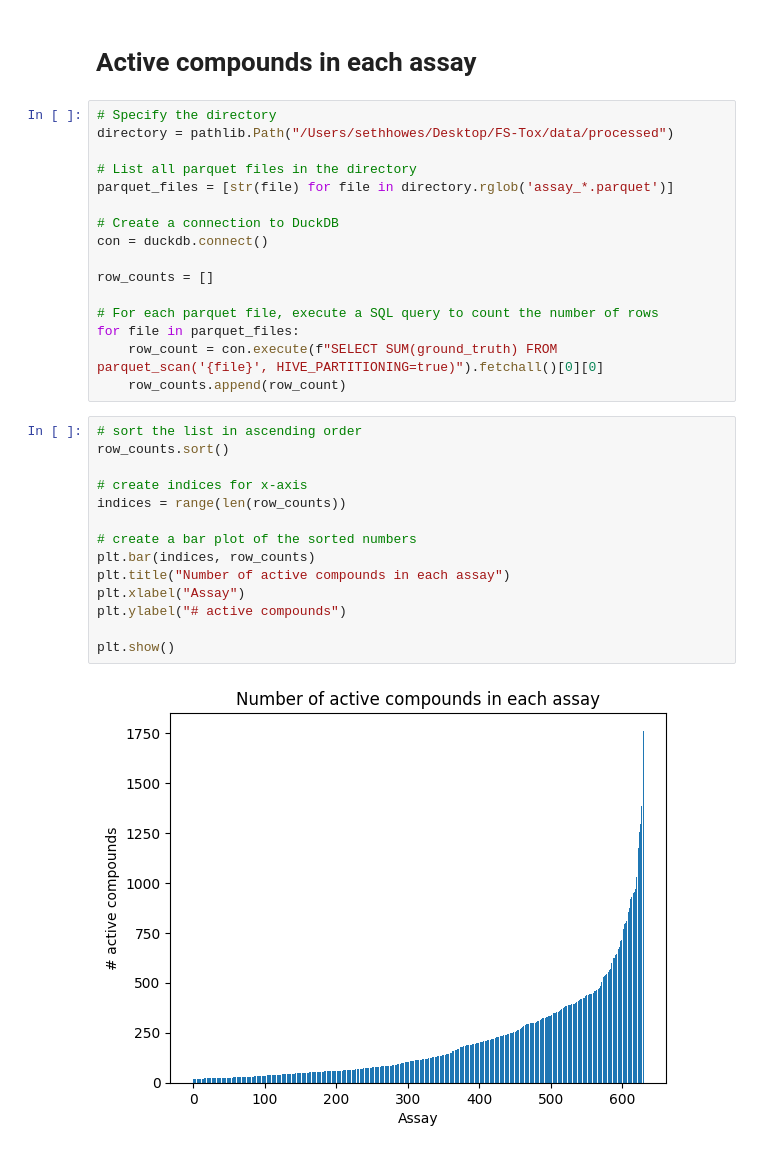
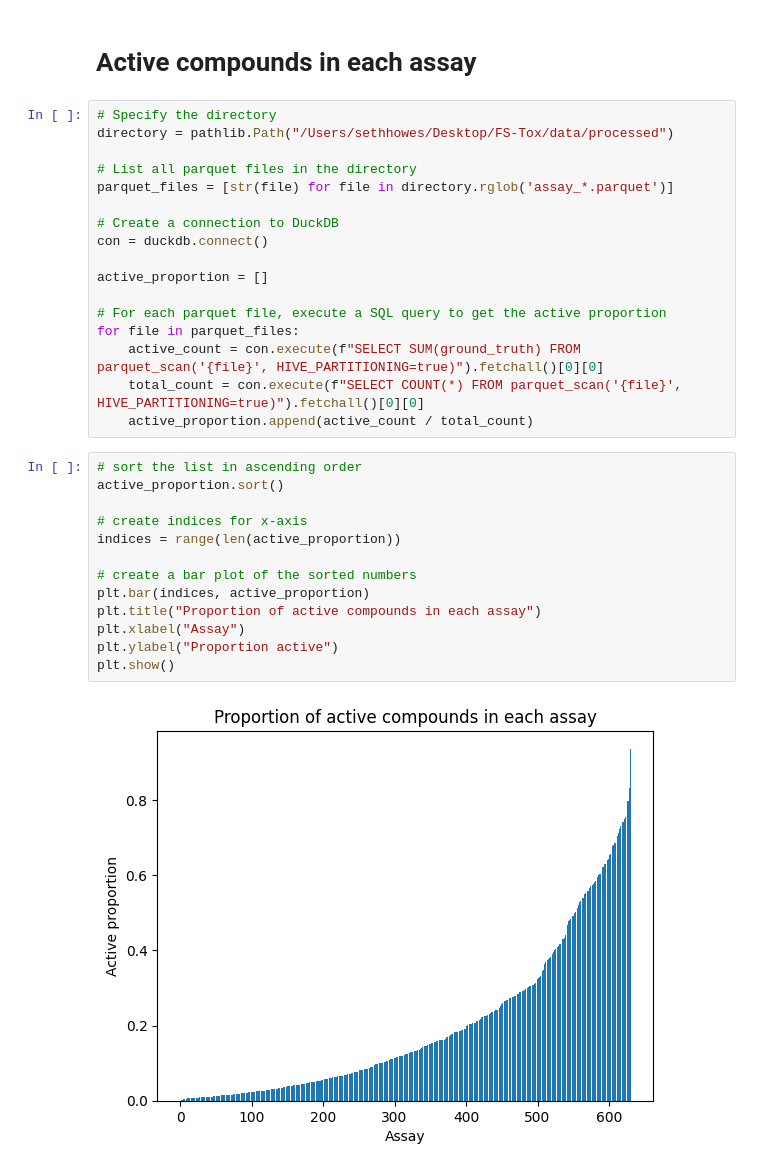
Before and after one commit to labdao/FS-Tox, a Jupyter notebook: notebooks/3.1-diagnostic-plots.ipynb, the cells around one changed output. Drawn from its saved outputs; the diff is of its cells as text.

Commit message:
changed to proportion of active compounds

```diff
--- a/notebooks/3.1-diagnostic-plots.ipynb
+++ b/notebooks/3.1-diagnostic-plots.ipynb
@@ -48,25 +48,25 @@ parquet_files = [str(file) for file in directory.rglob('assay_*.parquet')]
 # Create a connection to DuckDB
 con = duckdb.connect()
 
-row_counts = []
+active_proportion = []
 
-# For each parquet file, execute a SQL query to count the number of rows
+# For each parquet file, execute a SQL query to get the active proportion
 for file in parquet_files:
-    row_count = con.execute(f"SELECT SUM(ground_truth) FROM parquet_scan('{file}', HIVE_PARTITIONING=true)").fetchall()[0][0]
-    row_counts.append(row_count)
+    active_count = con.execute(f"SELECT SUM(ground_truth) FROM parquet_scan('{file}', HIVE_PARTITIONING=true)").fetchall()[0][0]
+    total_count = con.execute(f"SELECT COUNT(*) FROM parquet_scan('{file}', HIVE_PARTITIONING=true)").fetchall()[0][0]
+    active_proportion.append(active_count / total_count)
 # %%
 # sort the list in ascending order
-row_counts.sort()
+active_proportion.sort()
 
 # create indices for x-axis
-indices = range(len(row_counts))
+indices = range(len(active_proportion))
 
 # create a bar plot of the sorted numbers
-plt.bar(indices, row_counts)
-plt.title("Number of active compounds in each assay")
+plt.bar(indices, active_proportion)
+plt.title("Proportion of active compounds in each assay")
 plt.xlabel("Assay")
-plt.ylabel("# active compounds")
-
+plt.ylabel("Proportion active")
 plt.show()
 # %% [output]
-[figure, old version]
+[figure, new version]
```
